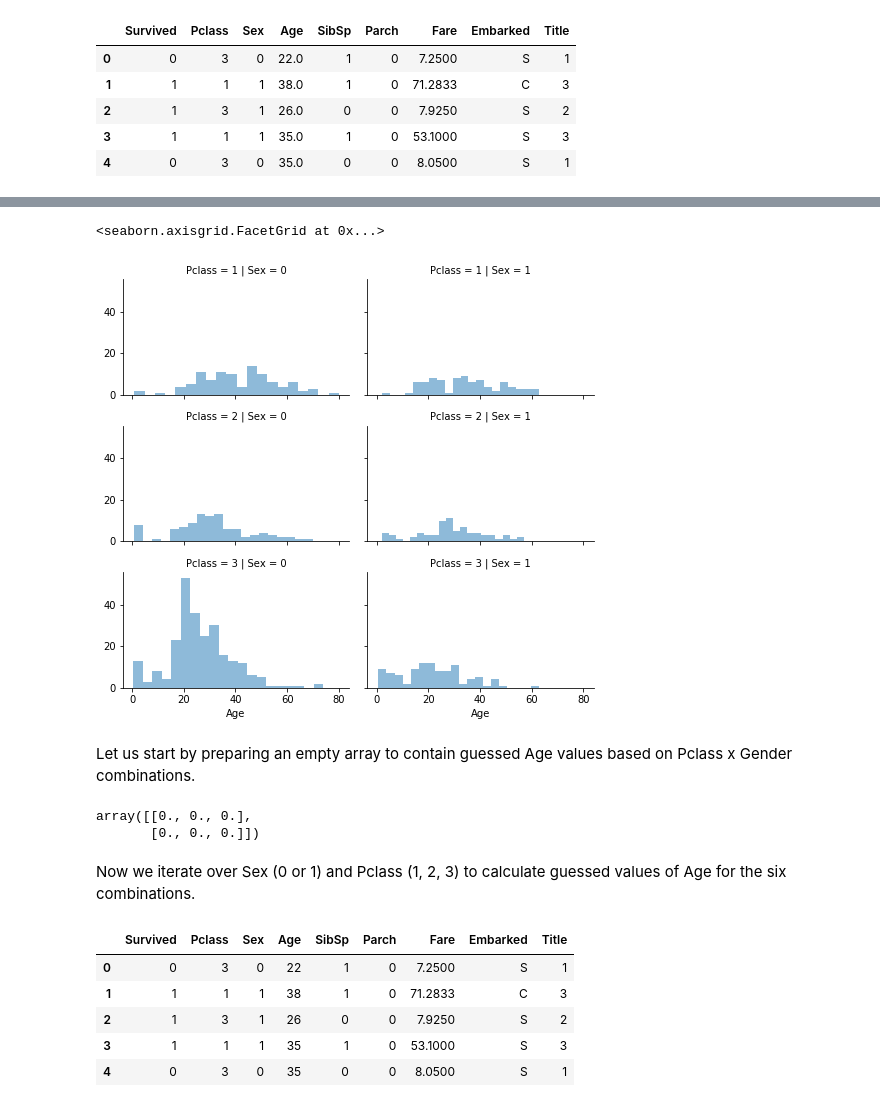
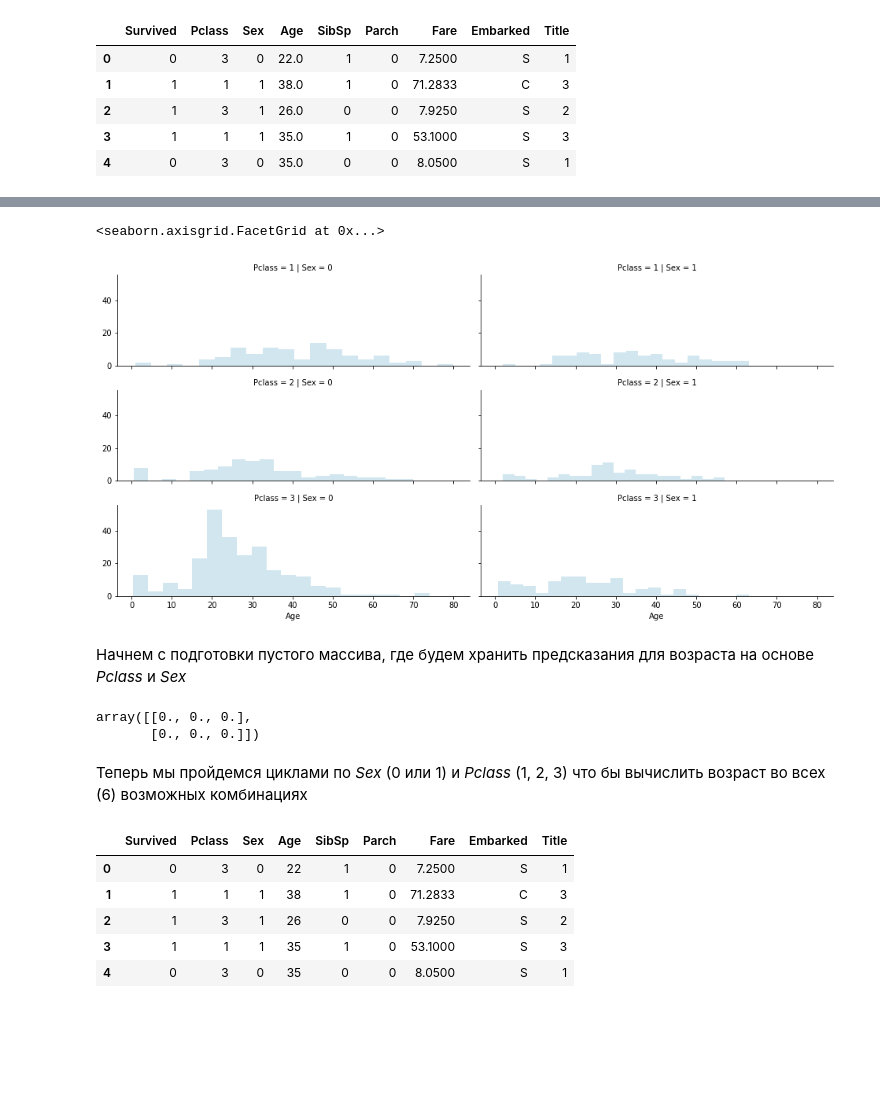
Before and after one commit to teartell/ULSU-BIGDATA-COURSE, a Jupyter notebook: labs/lab-titanic/titanic-data-science-solutions.ipynb, the cells around one changed output, grey strips where cells are left out. Saved outputs shown, nothing was run; the diff lists cells and outputs as text; code cells hidden in the pictures; blank space fills up the shorter version.

```diff
--- a/labs/lab-titanic/titanic-data-science-solutions.ipynb
+++ b/labs/lab-titanic/titanic-data-science-solutions.ipynb
@@ -503,8 +488,0 @@ Note that where applicable we perform operations on both training and testing da
-# %%
-print("Before", train_df.shape, test_df.shape, combine[0].shape, combine[1].shape)
-
-train_df = train_df.drop(['Ticket', 'Cabin'], axis=1)
-test_df = test_df.drop(['Ticket', 'Cabin'], axis=1)
-combine = [train_df, test_df]
-
-"After", train_df.shape, test_df.shape, combine[0].shape, combine[1].shape
@@ -558,0 +565,6 @@ We can replace many titles with a more common name or classify them as `Rare`.
+# %%
+#sns.catplot(data=train_df, x='Survived', col='Title', kind="count")
+sns.set_palette('Paired')
+
+plt.figure(figsize=(17,6))
+sns.histplot(data=train_df, x='Title', hue='Survived', stat='proportion', multiple='fill', binwidth=1)
@@ -594,6 +612,6 @@ Now we can safely drop the Name feature from training and testing datasets. We a
 # %%
-train_df = train_df.drop(['Name', 'PassengerId'], axis=1)
-test_df = test_df.drop(['Name'], axis=1)
-combine = [train_df, test_df]
+for dataset in combine:
+    dataset.drop(['Name'], axis=1, inplace = True)
+
 train_df.shape, test_df.shape
 # %% [output]
@@ -633,21 +651,20 @@ Method 1 and 3 will introduce random noise into our models. The results from mul
 # %%
-# grid = sns.FacetGrid(train_df, col='Pclass', hue='Gender')
-grid = sns.FacetGrid(train_df, row='Pclass', col='Sex', size=2.2, aspect=1.6)
+grid = sns.FacetGrid(train_df, row='Pclass', col='Sex', height=2.2, aspect=3)
 grid.map(plt.hist, 'Age', alpha=.5, bins=20)
 grid.add_legend()
 # %% [output]
 <seaborn.axisgrid.FacetGrid at 0x...>
-[figure, old version]
+[figure, new version]
-# %% [markdown]
-Let us start by preparing an empty array to contain guessed Age values based on Pclass x Gender combinations.
+# %% [markdown]
+Начнем с подготовки пустого массива, где будем хранить предсказания для возраста на основе *Pclass* и *Sex*
 # %%
 guess_ages = np.zeros((2,3))
 guess_ages
 # %% [output]
 array([[0., 0., 0.],
        [0., 0., 0.]])
-# %% [markdown]
-Now we iterate over Sex (0 or 1) and Pclass (1, 2, 3) to calculate guessed values of Age for the six combinations.
+# %% [markdown]
+Теперь мы пройдемся циклами по *Sex* (0 или 1) и *Pclass* (1, 2, 3) что бы вычислить возраст во всех (6) возможных комбинациях
 # %%
 for dataset in combine:
     for i in range(0, 2):
```
Also changed, not shown: parts of 25 cells of this notebook.
